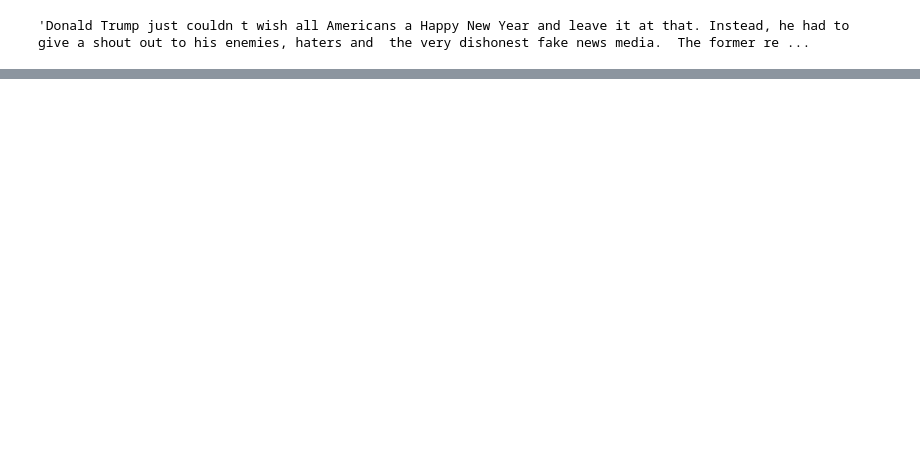
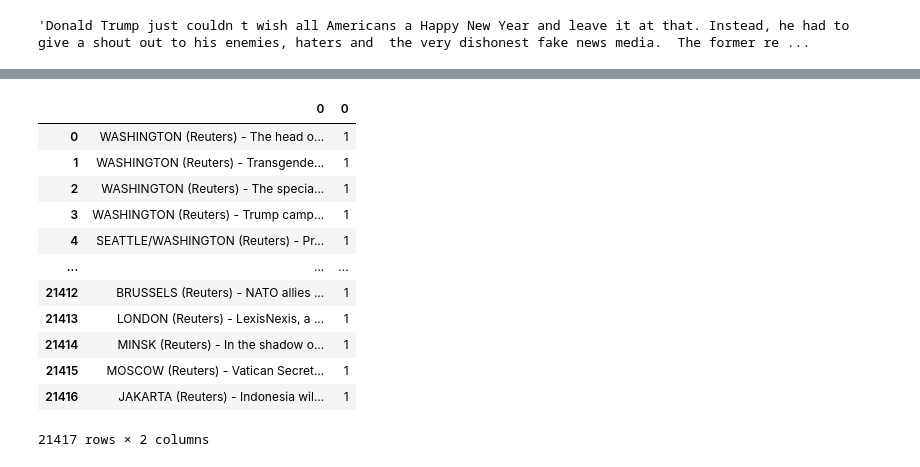
Before and after one commit to alfinmaulani/skripsi2, a Jupyter notebook: BERT.ipynb, the cells around one changed output, grey strips where cells are left out. Drawn from its saved outputs; the diff is of its cells as text; code cells hidden in the pictures; blank space fills up the shorter version.

```diff
--- a/BERT.ipynb
+++ b/BERT.ipynb
@@ -43,0 +113,4 @@ dffake.iloc[0,1]
+# %%
+temp2=[]
+# %%
+temp2.extend(dftrue.text)
@@ -43,0 +121,2 @@ dffake.iloc[0,1]
+# %%
+satu =array.array('i',(1,)*len(temp2))
@@ -43,0 +127,20 @@ dffake.iloc[0,1]
+# %%
+dftruetext=pd.DataFrame(temp2)
+dftruelabel=pd.DataFrame(satu)
+result2 = pd.concat([dftruetext, dftruelabel], axis=1)
+# %%
+result2
+# %% [output]
+|  | 0 | 0 |
+| 0 | WASHINGTON (Reuters) - The head o... | 1 |
+| 1 | WASHINGTON (Reuters) - Transgende... | 1 |
+| 2 | WASHINGTON (Reuters) - The specia... | 1 |
+| 3 | WASHINGTON (Reuters) - Trump camp... | 1 |
+| 4 | SEATTLE/WASHINGTON (Reuters) - Pr... | 1 |
+| ... | ... | ... |
+| 21412 | BRUSSELS (Reuters) - NATO allies ... | 1 |
+| 21413 | LONDON (Reuters) - LexisNexis, a ... | 1 |
+| 21414 | MINSK (Reuters) - In the shadow o... | 1 |
+| 21415 | MOSCOW (Reuters) - Vatican Secret... | 1 |
+| 21416 | JAKARTA (Reuters) - Indonesia wil... | 1 |
+21417 rows × 2 columns
```
Also changed, not shown: parts of 20 cells of this notebook.
